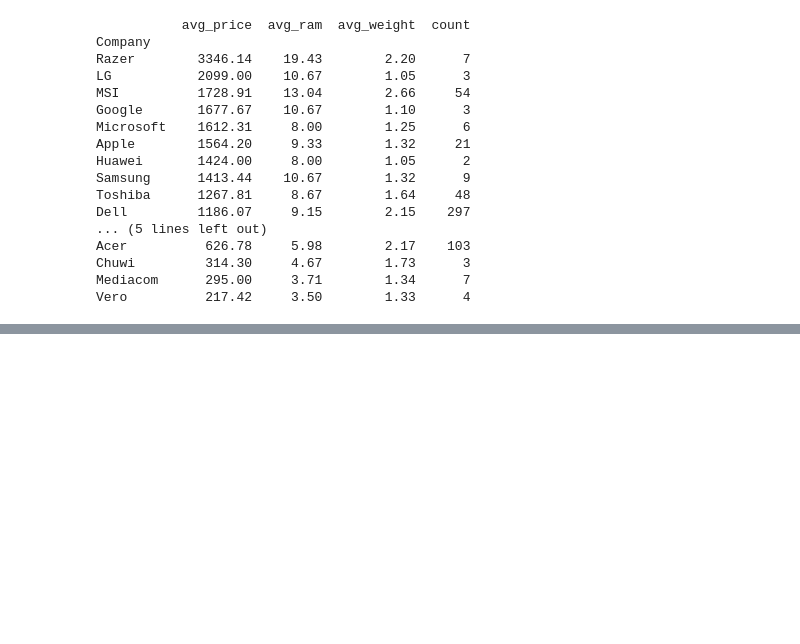
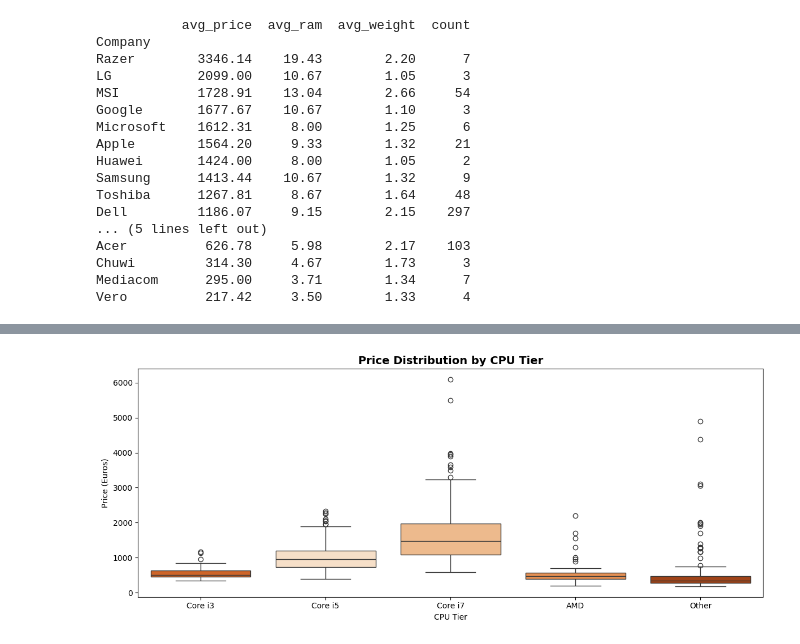
Before and after one commit to luongtheduc1605/Laptop-Price-Analysis, a Jupyter notebook: laptop_analysis.ipynb, the cells around one changed output, grey strips where cells are left out. Saved outputs shown, nothing was run; the diff lists cells and outputs as text; code cells hidden in the pictures; blank space fills up the shorter version.

```diff
--- a/laptop_analysis.ipynb
+++ b/laptop_analysis.ipynb
@@ -223,0 +226,27 @@ Exploratory data analysis of 1303 laptops across 19 brand.
+# %%
+def get_cpu_brand(text): #Extract CPU Brand from text
+    if "Intel" in str(text): return "Intel"
+    elif "AMD" in str(text): return "AMD"
+    else: return "Other"
+
+def get_cpu_tier(text): #Extract CPU Tier from text
+    text = str(text)
+    for tier in ["Core i9", "Core i7", "Core i5", "Core i3"]:
+        if tier in text: return tier
+    if "AMD" in text: return "AMD"
+    return "Other"
+
+def get_gpu_brand(text): #Extract GPU Brand from text
+    text = str(text)
+    if "Nvidia" in text: return "Nvidia"
+    elif "AMD" in text: return "AMD"
+    elif "Intel" in text: return "Intel"
+    else: return "Other"
+
+df["cpu_brand"] = df["Cpu"].apply(get_cpu_brand)
+df["cpu_tier"] = df["Cpu"].apply(get_cpu_tier)
+df["gpu_brand"] = df["Gpu"].apply(get_gpu_brand)
+
+print(df["cpu_brand"].value_counts(), "\n")
+print(df["cpu_tier"].value_counts(), "\n")
+print(df["gpu_brand"].value_counts())
@@ -223,0 +300,13 @@ Exploratory data analysis of 1303 laptops across 19 brand.
+# %%
+tier_order = ["Core i3", "Core i5", "Core i7", "Core i9", "AMD", "Other"] #Define custom order for CPU tiers
+tier_order = [t for t in tier_order if t in df["cpu_tier"].unique()] #Filter to only tiers that exist in data
+
+plt.figure(figsize=(12,5))
+sns.boxplot(data=df, x="cpu_tier", y="Price_euros", order=tier_order, palette="Oranges", hue="cpu_tier")
+plt.title("Price Distribution by CPU Tier", fontweight="bold", fontsize=14)
+plt.xlabel("CPU Tier")
+plt.ylabel("Price (Euros)")
+plt.tight_layout()
+plt.show()
+# %% [output]
+[figure, added]
```
Also changed, not shown: parts of 9 cells of this notebook.
